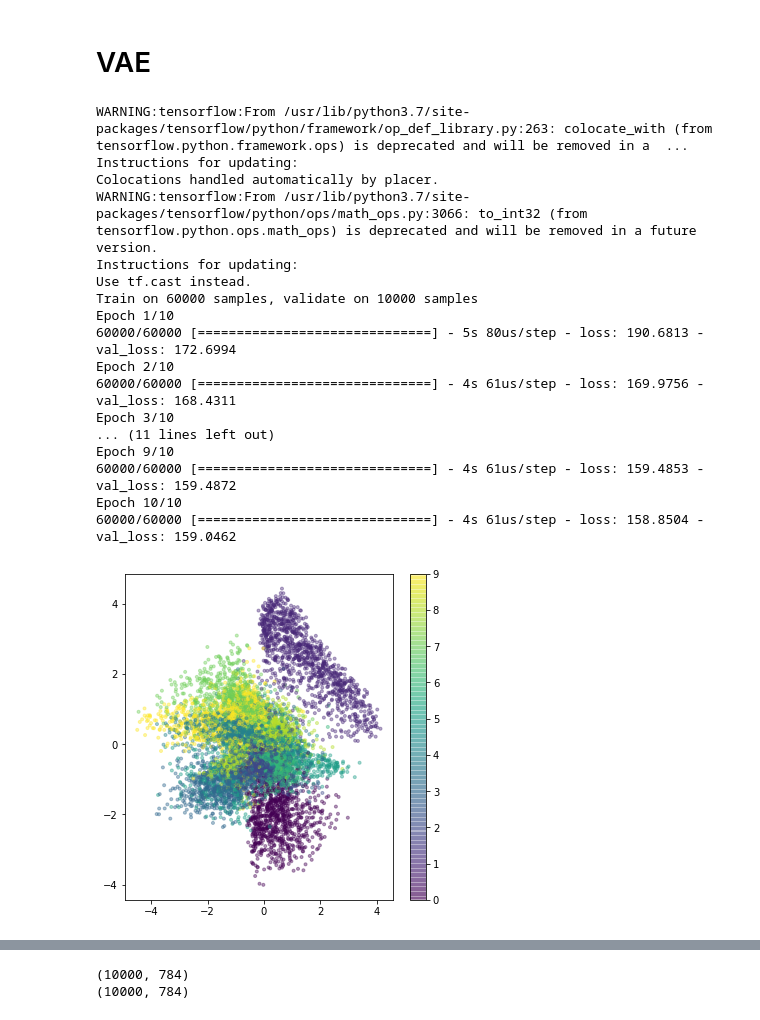
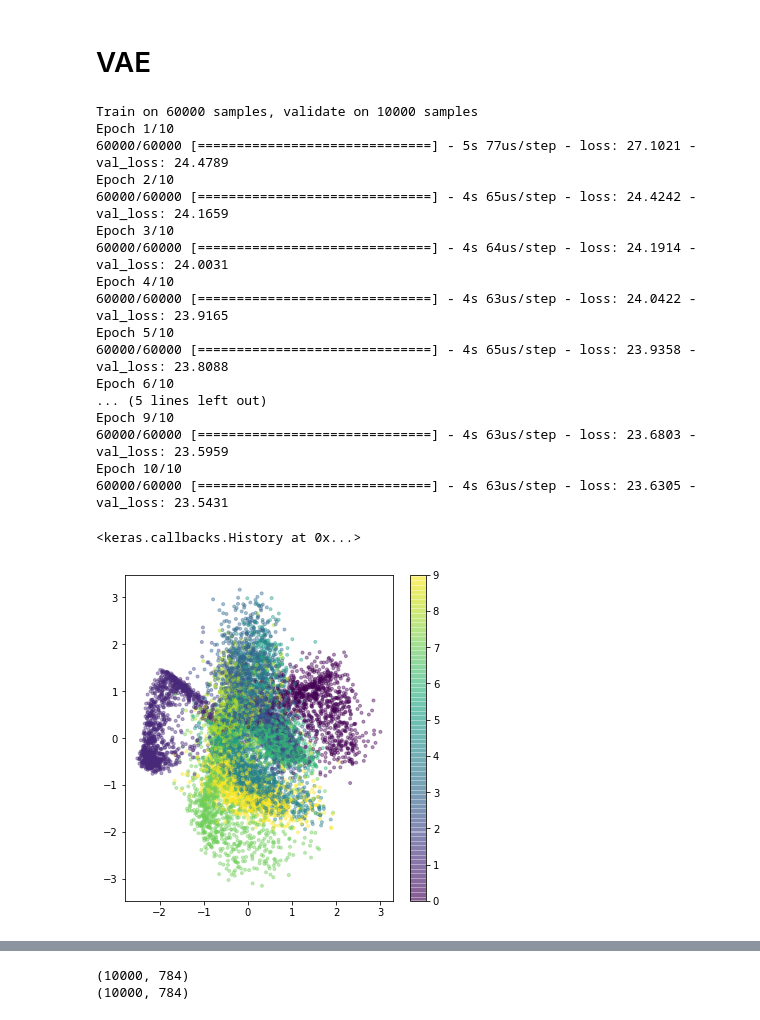
Before and after one commit to Didayolo/generators, a Jupyter notebook: vae_benchmark.ipynb, the cells around one changed output, grey strips where cells are left out. Cells and saved outputs as stored; diff of their text form; code cells hidden in the pictures.

```diff
--- a/vae_benchmark.ipynb
+++ b/vae_benchmark.ipynb
@@ -146,9 +164,9 @@ from scipy.stats import norm
 
 # Load MNIST dataset
 (x_train, y_train), (x_test, y_test) = mnist.load_data()
-original_dim = 28*28
-x_train = x_train.reshape(-1, original_dim) / 255.
-x_test = x_test.reshape(-1, original_dim) / 255.
+input_dim = 28*28
+x_train = x_train.reshape(-1, input_dim) / 255.
+x_test = x_test.reshape(-1, input_dim) / 255.
 # %%
 def show(vector, rotation=False):
     vector2d = vector.reshape(28, 28)
@@ -167,2 +176,0 @@ Colocations handled automatically by placer.
-# %%
-fvae.fit(x_train, epochs=[5, 10], batch_size=100, validation_data=(x_test, x_test))
@@ -201,62 +177,63 @@ show(fvae.autoencode(data))
 # %% [markdown]
 # VAE
+# %%
+model = VAE(input_dim, layers=256, latent_dim=2, loss='nll')
+vae, encoder, decoder = model.get_autoencoder(), model.get_encoder(), model.get_decoder()
+# %%
+batch_size=100
+epochs=10
+input_dim = x_train.shape[1]
+
+vae.fit(x_train,
+        x_train,
+        shuffle=True,
+        epochs=epochs,
+        batch_size=batch_size,
+        validation_data=(x_test, x_test))
+# %% [output]
+Train on 60000 samples, validate on 10000 samples
+Epoch 1/10
+60000/60000 [==============================] - 5s 77us/step - loss: 27.1021 - val_loss: 24.4789
+Epoch 2/10
+60000/60000 [==============================] - 4s 65us/step - loss: 24.4242 - val_loss: 24.1659
+Epoch 3/10
+60000/60000 [==============================] - 4s 64us/step - loss: 24.1914 - val_loss: 24.0031
+Epoch 4/10
+60000/60000 [==============================] - 4s 63us/step - loss: 24.0422 - val_loss: 23.9165
+Epoch 5/10
+60000/60000 [==============================] - 4s 65us/step - loss: 23.9358 - val_loss: 23.8088
+Epoch 6/10
+... (5 lines left out)
+Epoch 9/10
+60000/60000 [==============================] - 4s 63us/step - loss: 23.6803 - val_loss: 23.5959
+Epoch 10/10
+60000/60000 [==============================] - 4s 63us/step - loss: 23.6305 - val_loss: 23.5431
+<keras.callbacks.History at 0x...>
 # %%
-batch_size=100
-epochs=10
-
-model = VAE(original_dim, intermediate_dim=256, latent_dim=2)
-vae, encoder, decoder = model.get_vae(), model.get_encoder(), model.get_decoder()
-
-original_dim = x_train.shape[1]
-
-vae.fit(x_train,
-        x_train,
-        shuffle=True,
-        epochs=epochs,
-        batch_size=batch_size,
-        validation_data=(x_test, x_test))
-
 # display a 2D plot of the digit classes in the latent space
 z_test = encoder.predict(x_test, batch_size=batch_size)
 plt.figure(figsize=(6, 6))
 plt.scatter(z_test[:, 0], z_test[:, 1], c=y_test,
             alpha=.4, s=3**2, cmap='viridis')
 plt.colorbar()
 plt.show()
 
 # display a 2D manifold of the digits
 n = 100  # figure with 15x15 digits
 digit_size = 28
 
 # linearly spaced coordinates on the unit square were transformed
 # through the inverse CDF (ppf) of the Gaussian to produce values
 # of the latent variables z, since the prior of the latent space
 # is Gaussian
 u_grid = np.dstack(np.meshgrid(np.linspace(0.05, 0.95, n),
                                np.linspace(0.05, 0.95, n)))
 z_grid = norm.ppf(u_grid)
 x_decoded = decoder.predict(z_grid.reshape(n*n, 2))
 
 #x_decoded = x_decoded.reshape(n, n, digit_size, digit_size)
 #plt.figure(figsize=(10, 10))
 #plt.imshow(np.block(list(map(list, x_decoded))), cmap='gray')
 #plt.show()
 # %% [output]
-WARNING:tensorflow:From /usr/lib/python3.7/site-packages/tensorflow/python/framework/op_def_library.py:263: colocate_with (from tensorflow.python.framework.ops) is deprecated and will be removed in a  ...
-Instructions for updating:
-Colocations handled automatically by placer.
-WARNING:tensorflow:From /usr/lib/python3.7/site-packages/tensorflow/python/ops/math_ops.py:3066: to_int32 (from tensorflow.python.ops.math_ops) is deprecated and will be removed in a future version.
-Instructions for updating:
-Use tf.cast instead.
-Train on 60000 samples, validate on 10000 samples
-Epoch 1/10
-60000/60000 [==============================] - 5s 80us/step - loss: 190.6813 - val_loss: 172.6994
-Epoch 2/10
-60000/60000 [==============================] - 4s 61us/step - loss: 169.9756 - val_loss: 168.4311
-Epoch 3/10
-... (11 lines left out)
-Epoch 9/10
-60000/60000 [==============================] - 4s 61us/step - loss: 159.4853 - val_loss: 159.4872
-Epoch 10/10
-60000/60000 [==============================] - 4s 61us/step - loss: 158.8504 - val_loss: 159.0462
-[figure, old version]
+[figure, new version]
```
Also changed, not shown: parts of 35 cells of this notebook.
